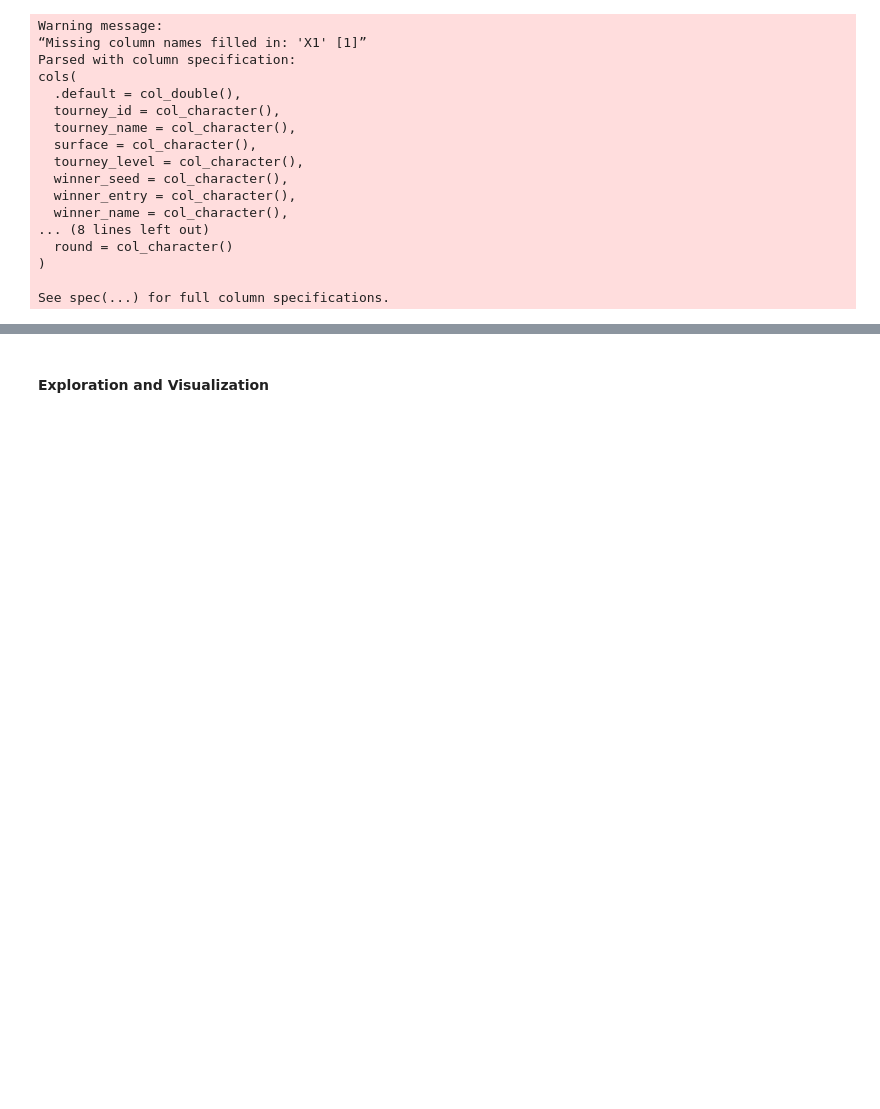
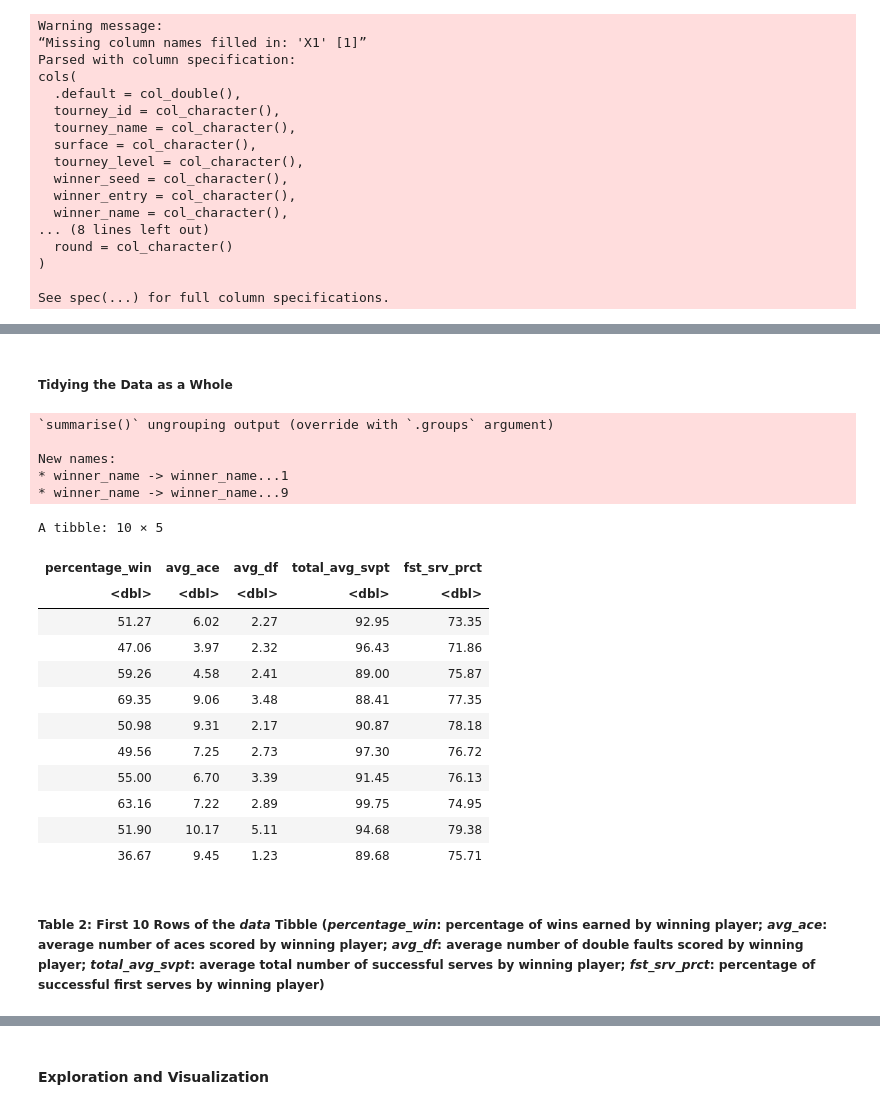
Before and after one commit to kimtanpalanca/dsci_group_15, a Jupyter notebook: group_project_report.ipynb, the cells around one changed output, grey strips where cells are left out. Drawn from its saved outputs; the diff is of its cells as text; code cells hidden in the pictures; blank space fills up the shorter version.

```diff
--- a/group_project_report.ipynb
+++ b/group_project_report.ipynb
@@ -165,0 +171,57 @@ New names:
+# %% [markdown]
+##### Tidying the Data as a Whole
+# %%
+data <- data%>%
+    group_by(winner_name)%>%
+    summarize(number_of_wins = n(),
+              avg_ace = mean(w_ace),
+              avg_df = mean(w_df),
+              avg_svpt = mean(w_svpt),
+              avg_svgm = mean(w_SvGms),
+              avg_first = mean(w_1stIn),
+              avg_first_won = mean(w_1stWon))%>%
+#removing repeats in data by averaging all the values over three years
+    bind_cols(winner_data)%>%
+#combining the relevant columns in winner_data with the data dataframe
+    rename(winner_name = winner_name...1)%>%
+    mutate(total_avg_svpt = avg_svpt + avg_svgm,
+#summing service points and service games (both are points earned by serving)
+           fst_srv_prct = (avg_first_won/avg_first)*100)%>%
+#calculating the percentage of successful first serves
+     filter(n_games > 50)%>%
+#filtering for winners who play at least 50 games in order to eliminate outliers
+    select(percentage_win,
+           avg_ace,
+           avg_df,
+           total_avg_svpt,
+           fst_srv_prct)%>%
+#selecting relevant variables
+    mutate(avg_ace = round(avg_ace, 2),
+           avg_df = round(avg_df, 2),
+           total_avg_svpt = round(total_avg_svpt, 2),
+           fst_srv_prct = round(fst_srv_prct, 2),
+           percentage_win = round(percentage_win, 2))
+#converting variables to appropriate data types and rounding to 2 decimal places
+
+head(data, 10)
+# %% [output]
+`summarise()` ungrouping output (override with `.groups` argument)
+
+New names:
+* winner_name -> winner_name...1
+* winner_name -> winner_name...9
+A tibble: 10 × 5
+| percentage_win | avg_ace | avg_df | total_avg_svpt | fst_srv_prct |
+| <dbl> | <dbl> | <dbl> | <dbl> | <dbl> |
+| 51.27 | 6.02 | 2.27 | 92.95 | 73.35 |
+| 47.06 | 3.97 | 2.32 | 96.43 | 71.86 |
+| 59.26 | 4.58 | 2.41 | 89.00 | 75.87 |
+| 69.35 | 9.06 | 3.48 | 88.41 | 77.35 |
+| 50.98 | 9.31 | 2.17 | 90.87 | 78.18 |
+| 49.56 | 7.25 | 2.73 | 97.30 | 76.72 |
+| 55.00 | 6.70 | 3.39 | 91.45 | 76.13 |
+| 63.16 | 7.22 | 2.89 | 99.75 | 74.95 |
+| 51.90 | 10.17 | 5.11 | 94.68 | 79.38 |
+| 36.67 | 9.45 | 1.23 | 89.68 | 75.71 |
+# %% [markdown]
+##### Table 2: First 10 Rows of the _data_ Tibble (_percentage_win_: percentage of wins earned by winning player; _avg_ace_: average number of aces scored by winning player; _avg_df_: average number of double faults scored by winning player; _total_avg_svpt_: average total number of successful serves by winning player; _fst_srv_prct_: percentage of successful first serves by winning player)
```
Also changed, not shown: parts of 31 cells of this notebook.
